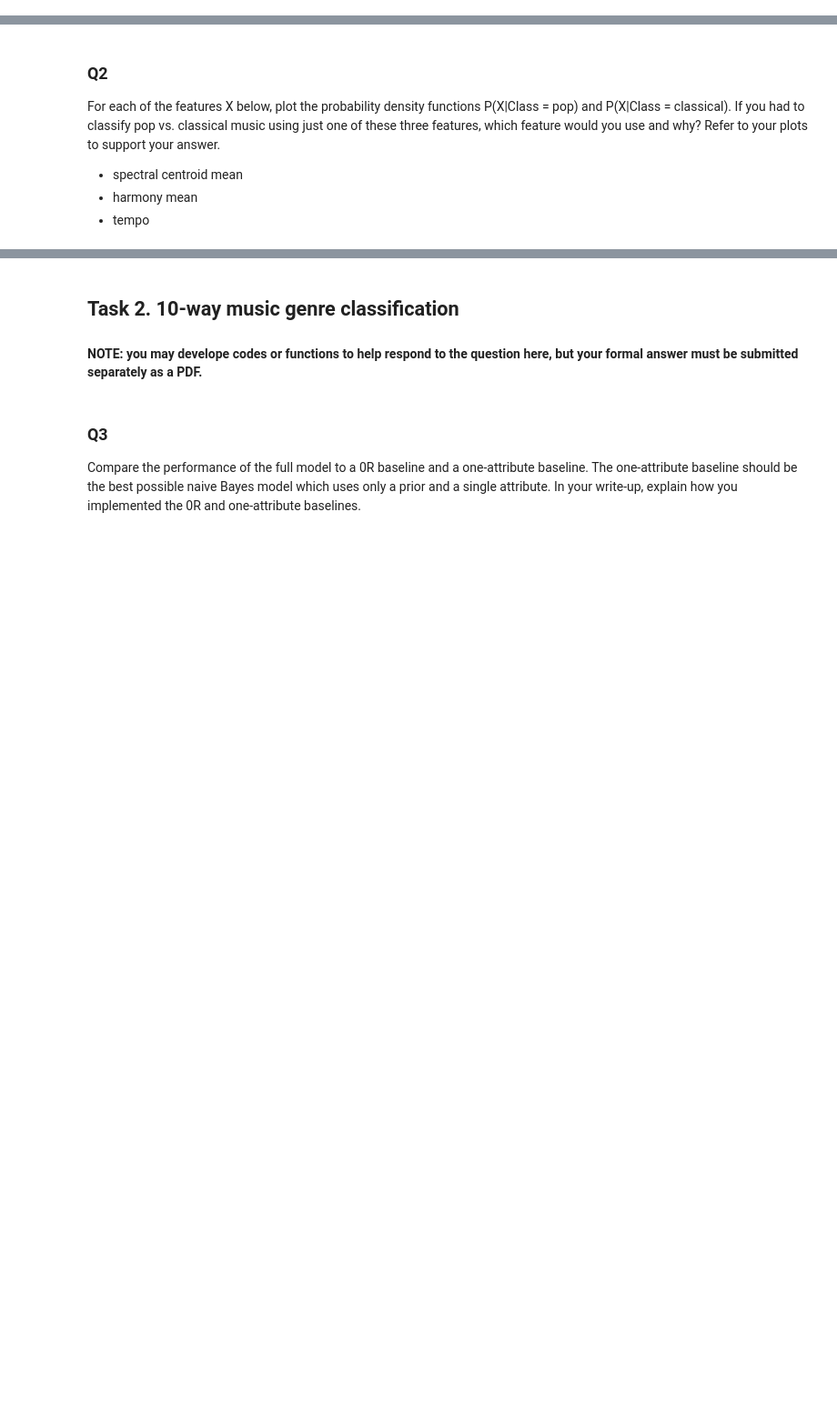
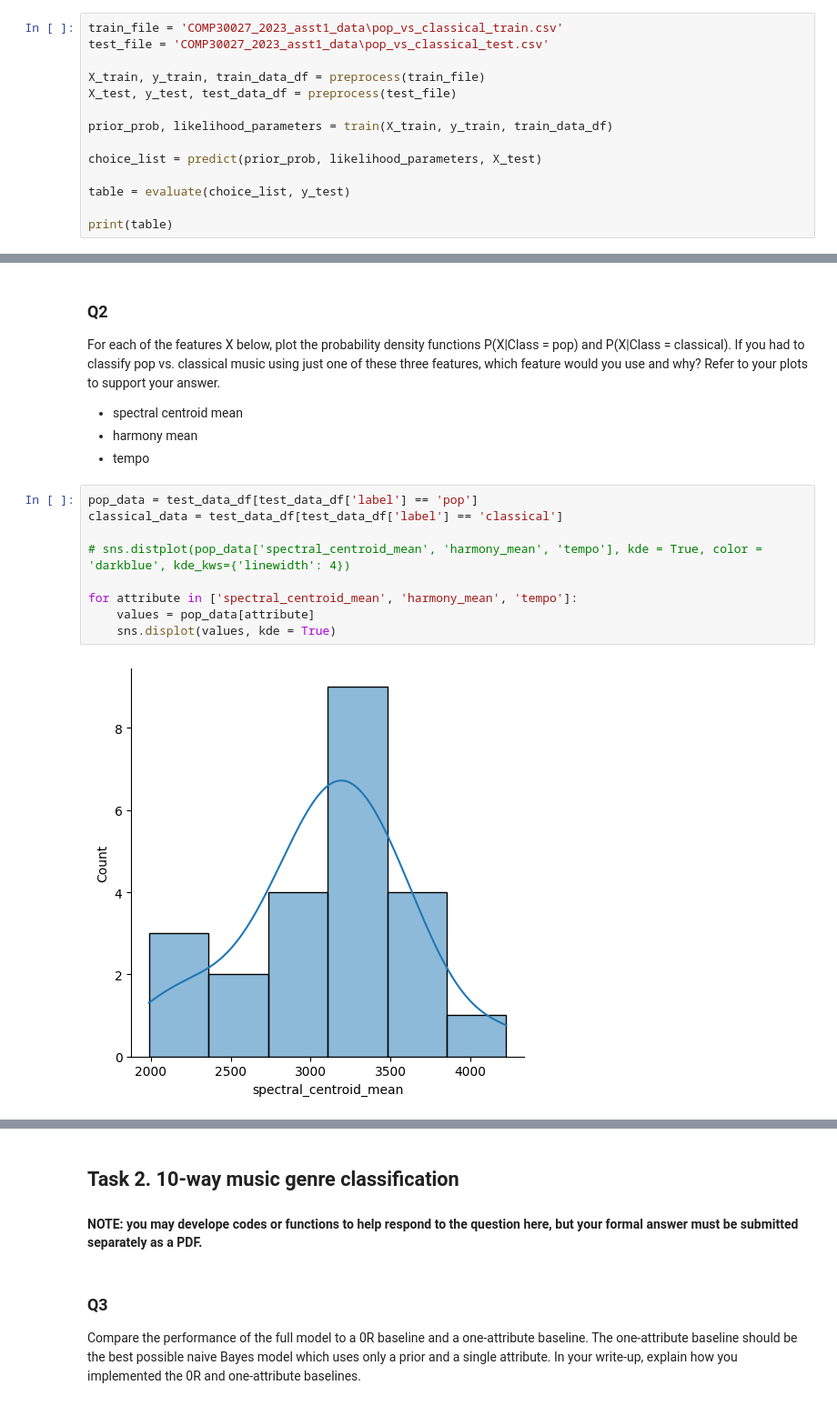
Before and after one commit to EasonXuUniMelb/ML_Ass1, a Jupyter notebook: COMP30027_2023_asst1_template.ipynb, the cells around one changed output, grey strips where cells are left out. Shown at 91% size. Saved outputs shown, nothing was run; the diff lists cells and outputs as text; blank space fills up the shorter version.

```diff
--- a/COMP30027_2023_asst1_template.ipynb
+++ b/COMP30027_2023_asst1_template.ipynb
@@ -162,3 +157,17 @@ print(accuracy)
 # %% [markdown]
 ### Q1
 Compute and report the accuracy, precision, and recall of your model (treat "classical" as the "positive" class).
+# %%
+train_file = 'COMP30027_2023_asst1_data\pop_vs_classical_train.csv'
+test_file = 'COMP30027_2023_asst1_data\pop_vs_classical_test.csv'
+
+X_train, y_train, train_data_df = preprocess(train_file)
+X_test, y_test, test_data_df = preprocess(test_file)
+
+prior_prob, likelihood_parameters = train(X_train, y_train, train_data_df)
+
+choice_list = predict(prior_prob, likelihood_parameters, X_test)
+
+table = evaluate(choice_list, y_test)
+
+print(table)
@@ -168,3 +187,14 @@ For each of the features X below, plot the probability density functions P(X|Cla
 - spectral centroid mean
 - harmony mean
 - tempo
+# %%
+pop_data = test_data_df[test_data_df['label'] == 'pop']
+classical_data = test_data_df[test_data_df['label'] == 'classical']
+
+# sns.distplot(pop_data['spectral_centroid_mean', 'harmony_mean', 'tempo'], kde = True, color = 'darkblue', kde_kws={'linewidth': 4})
+
+for attribute in ['spectral_centroid_mean', 'harmony_mean', 'tempo']:
+    values = pop_data[attribute]
+    sns.displot(values, kde = True)
+# %% [output]
+[figure, added]
```
Also changed, not shown: parts of 6 cells of this notebook.
